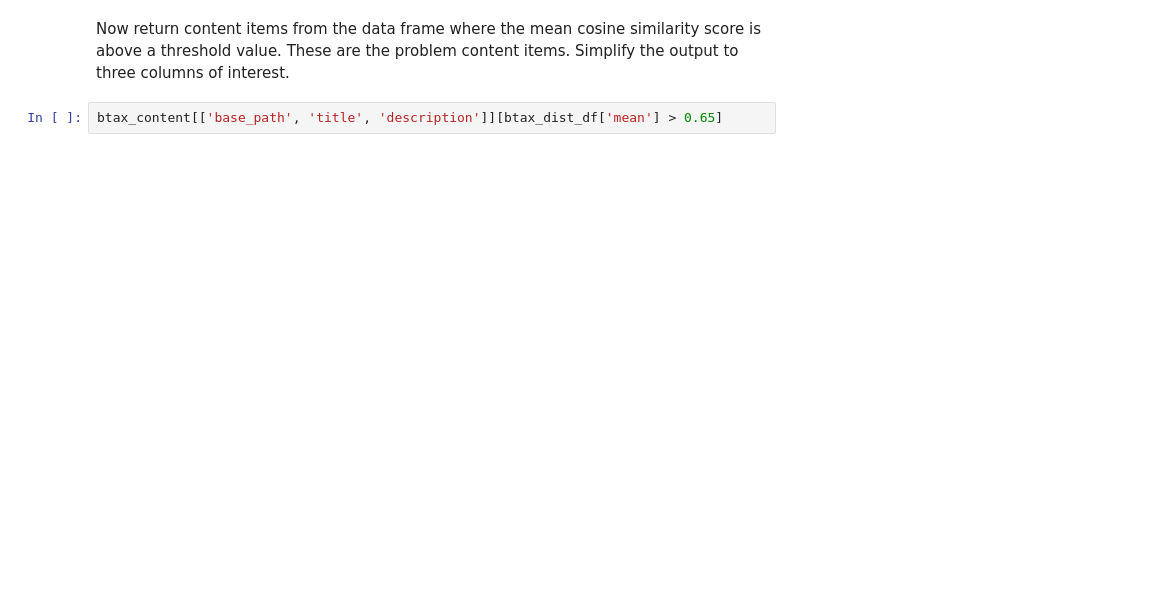
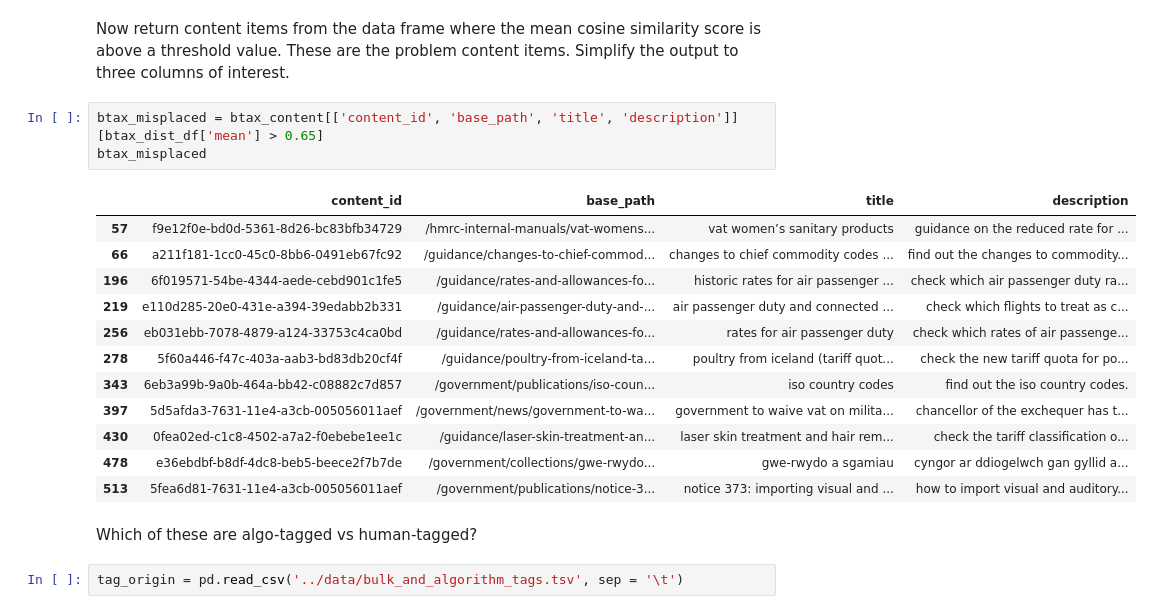
Before and after one commit to alphagov/content-similarity-models, a Jupyter notebook: google-universal-encoder/explore_money_branch.ipynb, the cells around one changed output. Drawn from its saved outputs; the diff is of its cells as text; blank space fills up the shorter version.

```diff
--- a/google-universal-encoder/explore_money_branch.ipynb
+++ b/google-universal-encoder/explore_money_branch.ipynb
@@ -135,4 +273,22 @@ btax_content
 # %% [markdown]
 Now return content items from the data frame where the mean cosine similarity score is above a threshold value. These are the problem content items. Simplify the output to three columns of interest.
 # %%
-btax_content[['base_path', 'title', 'description']][btax_dist_df['mean'] > 0.65]
+btax_misplaced = btax_content[['content_id', 'base_path', 'title', 'description']][btax_dist_df['mean'] > 0.65]
+btax_misplaced
+# %% [output]
+|  | content_id | base_path | title | description |
+| 57 | f9e12f0e-bd0d-5361-8d26-bc83bfb34729 | /hmrc-internal-manuals/vat-womens... | vat women’s sanitary products | guidance on the reduced rate for ... |
+| 66 | a211f181-1cc0-45c0-8bb6-0491eb67fc92 | /guidance/changes-to-chief-commod... | changes to chief commodity codes ... | find out the changes to commodity... |
+| 196 | 6f019571-54be-4344-aede-cebd901c1fe5 | /guidance/rates-and-allowances-fo... | historic rates for air passenger ... | check which air passenger duty ra... |
+| 219 | e110d285-20e0-431e-a394-39edabb2b331 | /guidance/air-passenger-duty-and-... | air passenger duty and connected ... | check which flights to treat as c... |
+| 256 | eb031ebb-7078-4879-a124-33753c4ca0bd | /guidance/rates-and-allowances-fo... | rates for air passenger duty | check which rates of air passenge... |
+| 278 | 5f60a446-f47c-403a-aab3-bd83db20cf4f | /guidance/poultry-from-iceland-ta... | poultry from iceland (tariff quot... | check the new tariff quota for po... |
+| 343 | 6eb3a99b-9a0b-464a-bb42-c08882c7d857 | /government/publications/iso-coun... | iso country codes | find out the iso country codes. |
+| 397 | 5d5afda3-7631-11e4-a3cb-005056011aef | /government/news/government-to-wa... | government to waive vat on milita... | chancellor of the exchequer has t... |
+| 430 | 0fea02ed-c1c8-4502-a7a2-f0ebebe1ee1c | /guidance/laser-skin-treatment-an... | laser skin treatment and hair rem... | check the tariff classification o... |
+| 478 | e36ebdbf-b8df-4dc8-beb5-beece2f7b7de | /government/collections/gwe-rwydo... | gwe-rwydo a sgamiau | cyngor ar ddiogelwch gan gyllid a... |
+| 513 | 5fea6d81-7631-11e4-a3cb-005056011aef | /government/publications/notice-3... | notice 373: importing visual and ... | how to import visual and auditory... |
+# %% [markdown]
+Which of these are algo-tagged vs human-tagged?
+# %%
+tag_origin = pd.read_csv('../data/bulk_and_algorithm_tags.tsv', sep = '\t')
```
Also changed, not shown: parts of 61 cells of this notebook.
